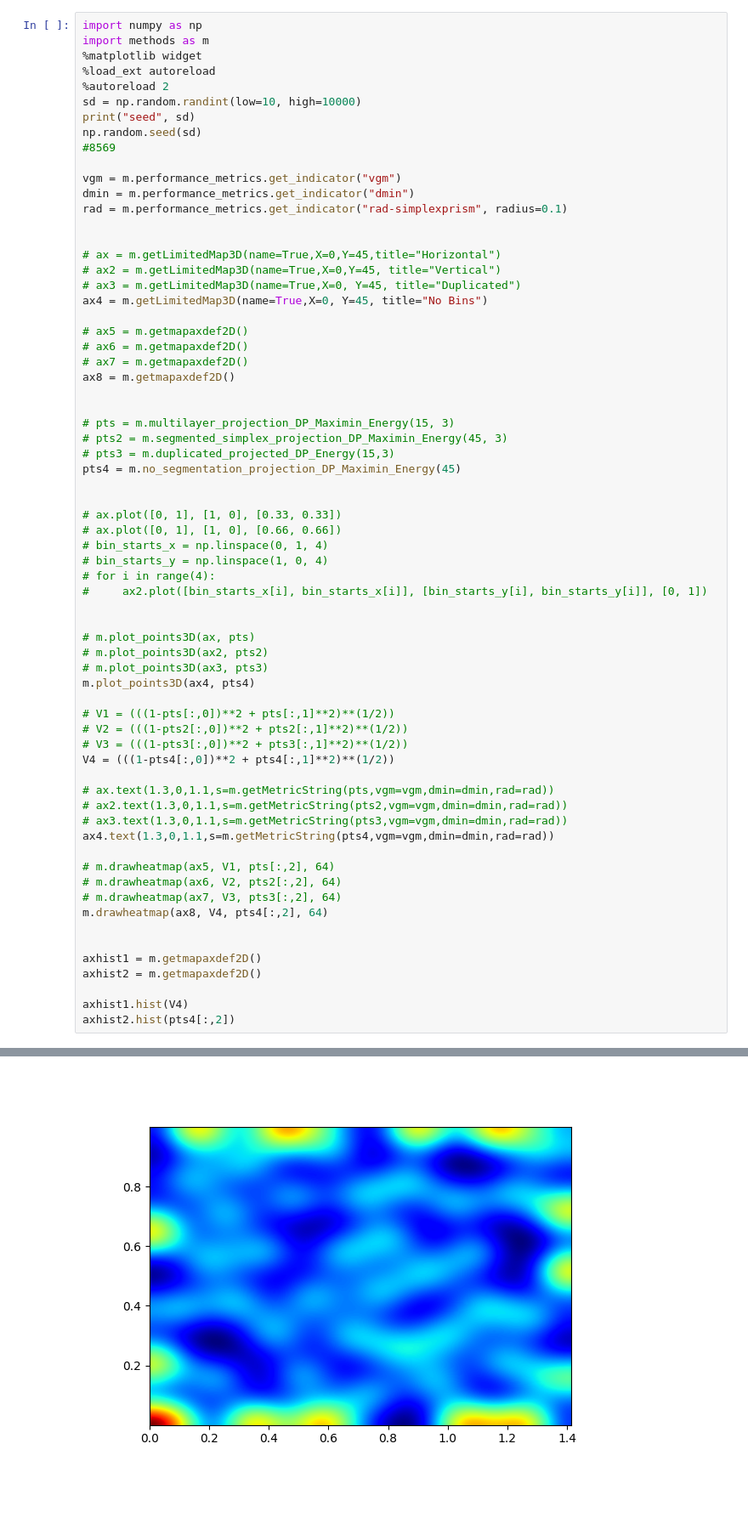
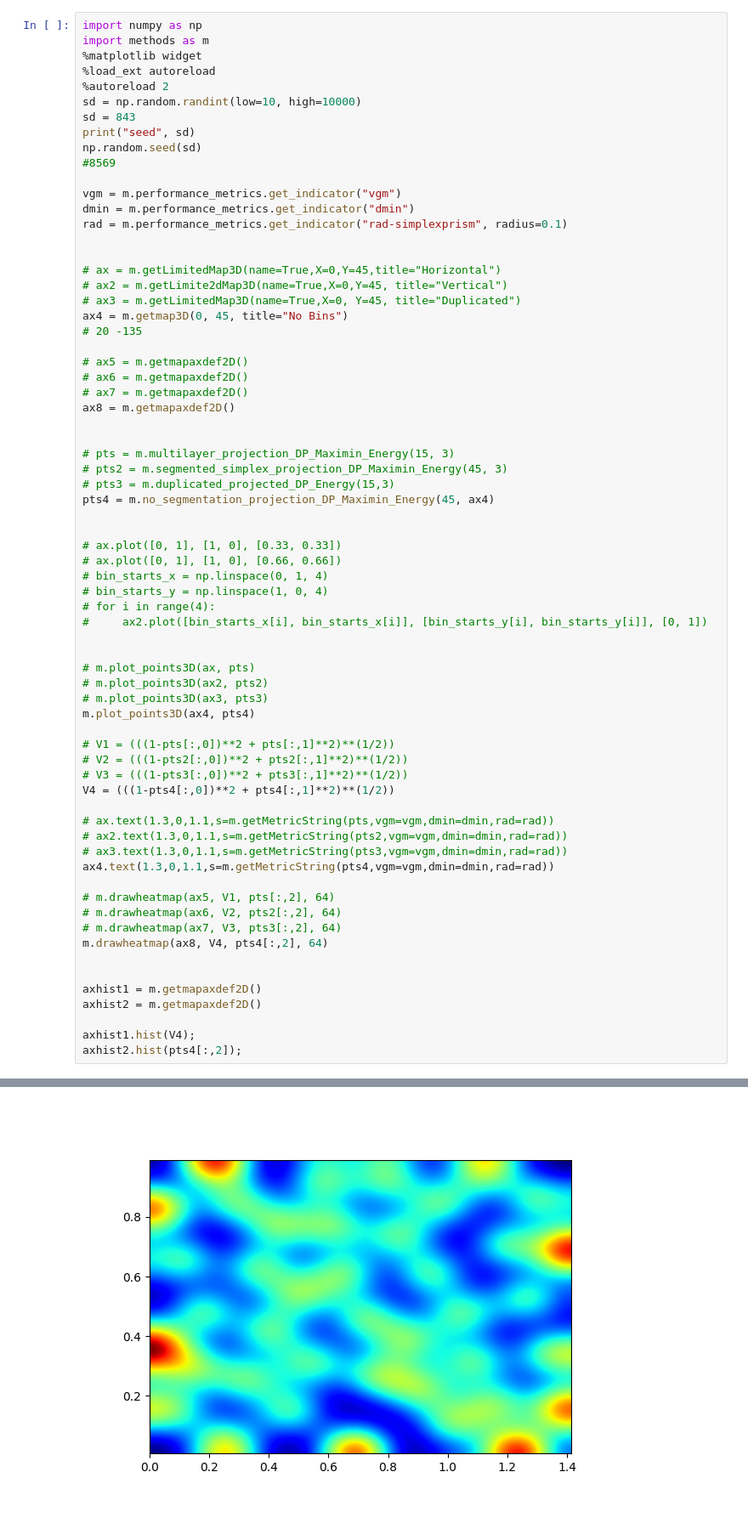
Before and after one commit to DespicableMonkey/Webb-Lab, a Jupyter notebook: tester_dp.ipynb, the cells around one changed output, grey strips where cells are left out. Shown at 85% size. Saved outputs shown, nothing was run; the diff lists cells and outputs as text.

Commit message:
Add Graphs

```diff
--- a/tester_dp.ipynb
+++ b/tester_dp.ipynb
@@ -5,6 +5,7 @@ import methods as m
 %load_ext autoreload
 %autoreload 2
 sd = np.random.randint(low=10, high=10000)
+sd = 843
 print("seed", sd)
 np.random.seed(sd)
 #8569
@@ -15,9 +16,10 @@ rad = m.performance_metrics.get_indicator("rad-simplexprism", radius=0.1)
 
 
 # ax = m.getLimitedMap3D(name=True,X=0,Y=45,title="Horizontal")
-# ax2 = m.getLimitedMap3D(name=True,X=0,Y=45, title="Vertical")
+# ax2 = m.getLimite2dMap3D(name=True,X=0,Y=45, title="Vertical")
 # ax3 = m.getLimitedMap3D(name=True,X=0, Y=45, title="Duplicated")
-ax4 = m.getLimitedMap3D(name=True,X=0, Y=45, title="No Bins")
+ax4 = m.getmap3D(0, 45, title="No Bins")
+# 20 -135
 
 # ax5 = m.getmapaxdef2D()
 # ax6 = m.getmapaxdef2D()
@@ -28,7 +30,7 @@ ax8 = m.getmapaxdef2D()
 # pts = m.multilayer_projection_DP_Maximin_Energy(15, 3)
 # pts2 = m.segmented_simplex_projection_DP_Maximin_Energy(45, 3)
 # pts3 = m.duplicated_projected_DP_Energy(15,3)
-pts4 = m.no_segmentation_projection_DP_Maximin_Energy(45)
+pts4 = m.no_segmentation_projection_DP_Maximin_Energy(45, ax4)
 
 
 # ax.plot([0, 1], [1, 0], [0.33, 0.33])
@@ -63,8 +65,8 @@ m.drawheatmap(ax8, V4, pts4[:,2], 64)
 axhist1 = m.getmapaxdef2D()
 axhist2 = m.getmapaxdef2D()
 
-axhist1.hist(V4)
-axhist2.hist(pts4[:,2])
+axhist1.hist(V4);
+axhist2.hist(pts4[:,2]);
 # %% [output]
 The autoreload extension is already loaded. To reload it, use:
   %reload_ext autoreload
@@ -78 +75 @@ seed 1363
-[figure, old version]
+[figure, new version]
```
Also changed, not shown: parts of 1 cell of this notebook, 2 other files.
